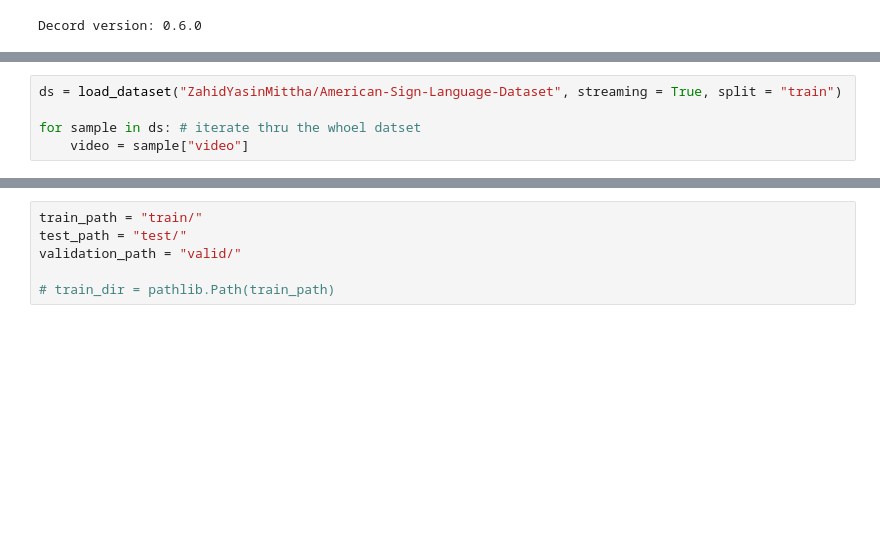
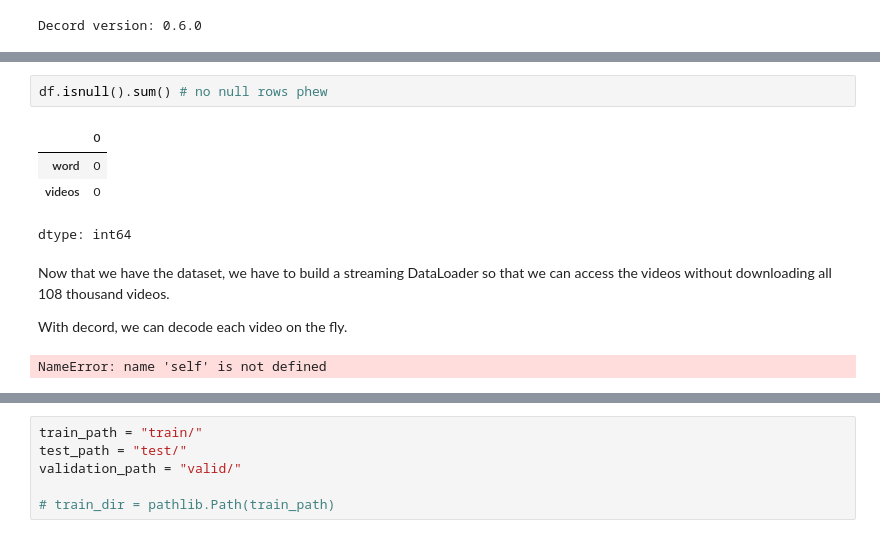
Before and after one commit to shelxty/basic-asl-translator, a Jupyter notebook: basicASL_detection.ipynb, the cells around one changed output, grey strips where cells are left out. Saved outputs shown, nothing was run; the diff lists cells and outputs as text; blank space fills up the shorter version.

Commit message:
making dataloader to load hugingface to colab

```diff
--- a/basicASL_detection.ipynb
+++ b/basicASL_detection.ipynb
@@ -78,6 +121,15 @@ Note: you may need to restart the kernel to use updated packages.
+# %%
+df.isnull().sum() # no null rows phew
+# %% [output]
+|  | 0 |
+| word | 0 |
+| videos | 0 |
+dtype: int64
+# %% [markdown]
+Now that we have the dataset, we have to build a streaming DataLoader so that we can access the videos without downloading all 108 thousand videos.
+
+With decord, we can decode each video on the fly.
 # %%
-ds = load_dataset("ZahidYasinMittha/American-Sign-Language-Dataset", streaming = True, split = "train")
-
-for sample in ds: # iterate thru the whoel datset
-    video = sample["video"]
+# %% [output]
+NameError: name 'self' is not defined
 # %%
```
Also changed, not shown: parts of 19 cells of this notebook.
